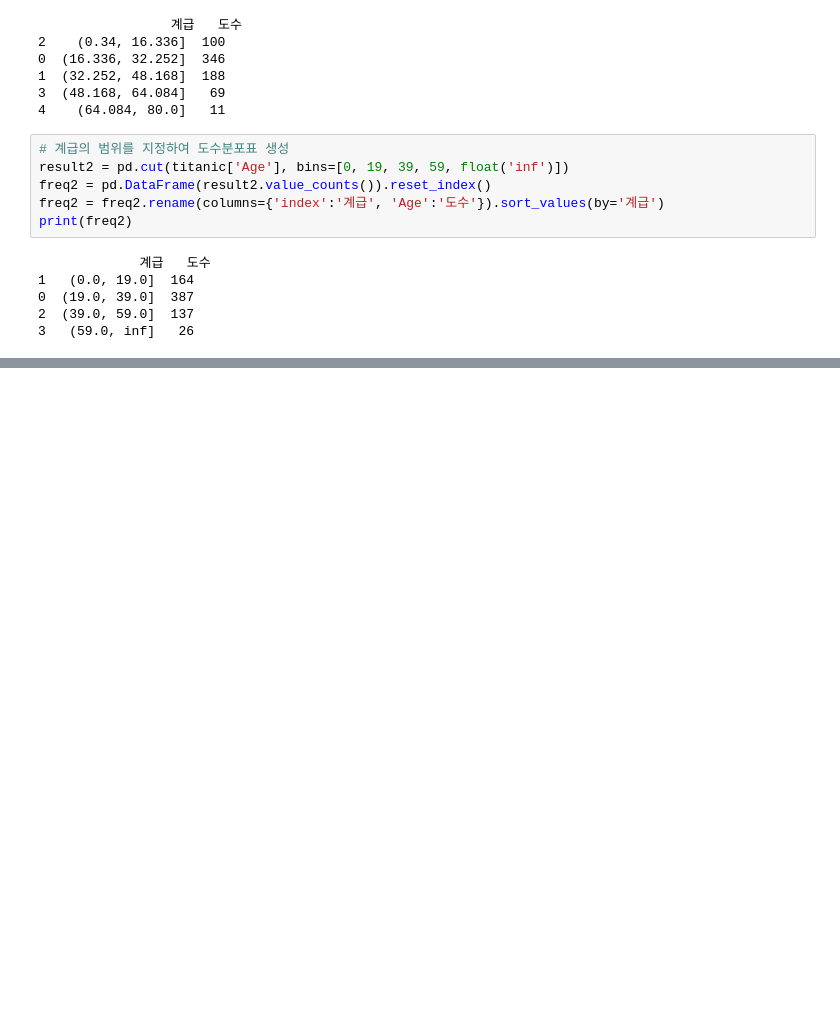
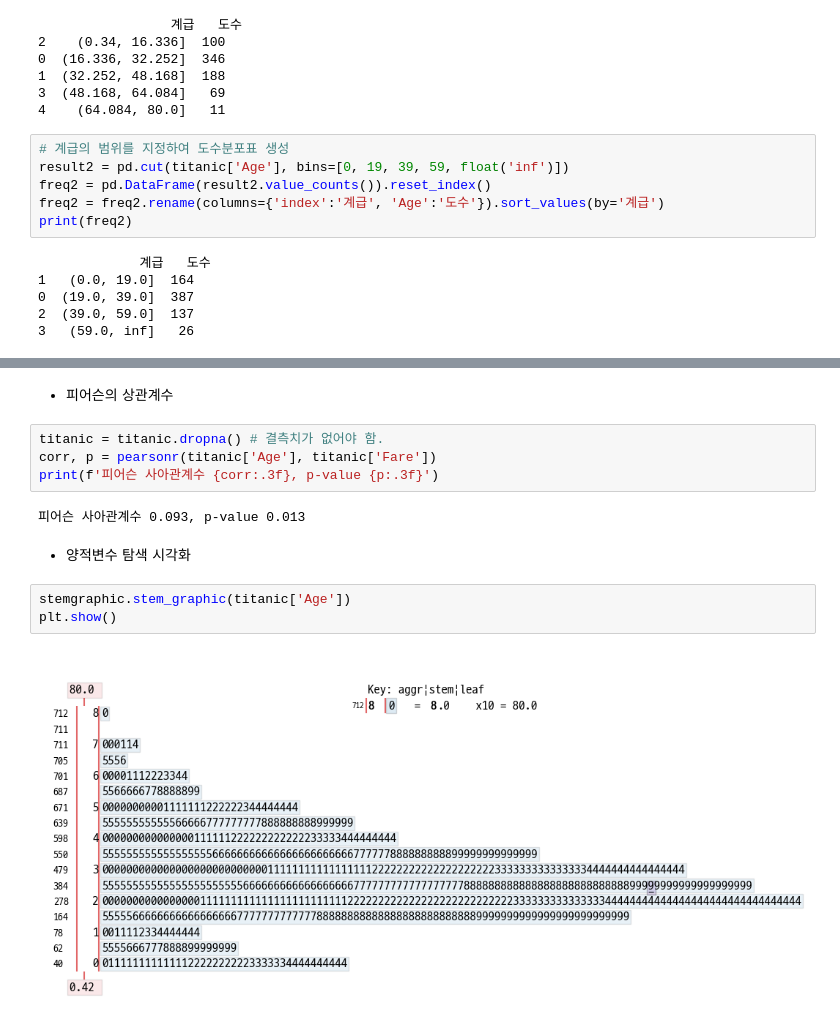
Before and after one commit to chw8207/ADP-study, a Jupyter notebook: EDA.ipynb, the cells around one changed output, grey strips where cells are left out. Saved outputs shown, nothing was run; the diff lists cells and outputs as text; blank space fills up the shorter version.

```diff
--- a/EDA.ipynb
+++ b/EDA.ipynb
@@ -189,0 +335,15 @@ print(freq2)
+# %% [markdown]
+- 피어슨의 상관계수
+# %%
+titanic = titanic.dropna() # 결측치가 없어야 함.
+corr, p = pearsonr(titanic['Age'], titanic['Fare'])
+print(f'피어슨 사아관계수 {corr:.3f}, p-value {p:.3f}')
+# %% [output]
+피어슨 사아관계수 0.093, p-value 0.013
+# %% [markdown]
+- 양적변수 탐색 시각화
+# %%
+stemgraphic.stem_graphic(titanic['Age'])
+plt.show()
+# %% [output]
+[figure, added]
```
Also changed, not shown: parts of 17 cells of this notebook.
